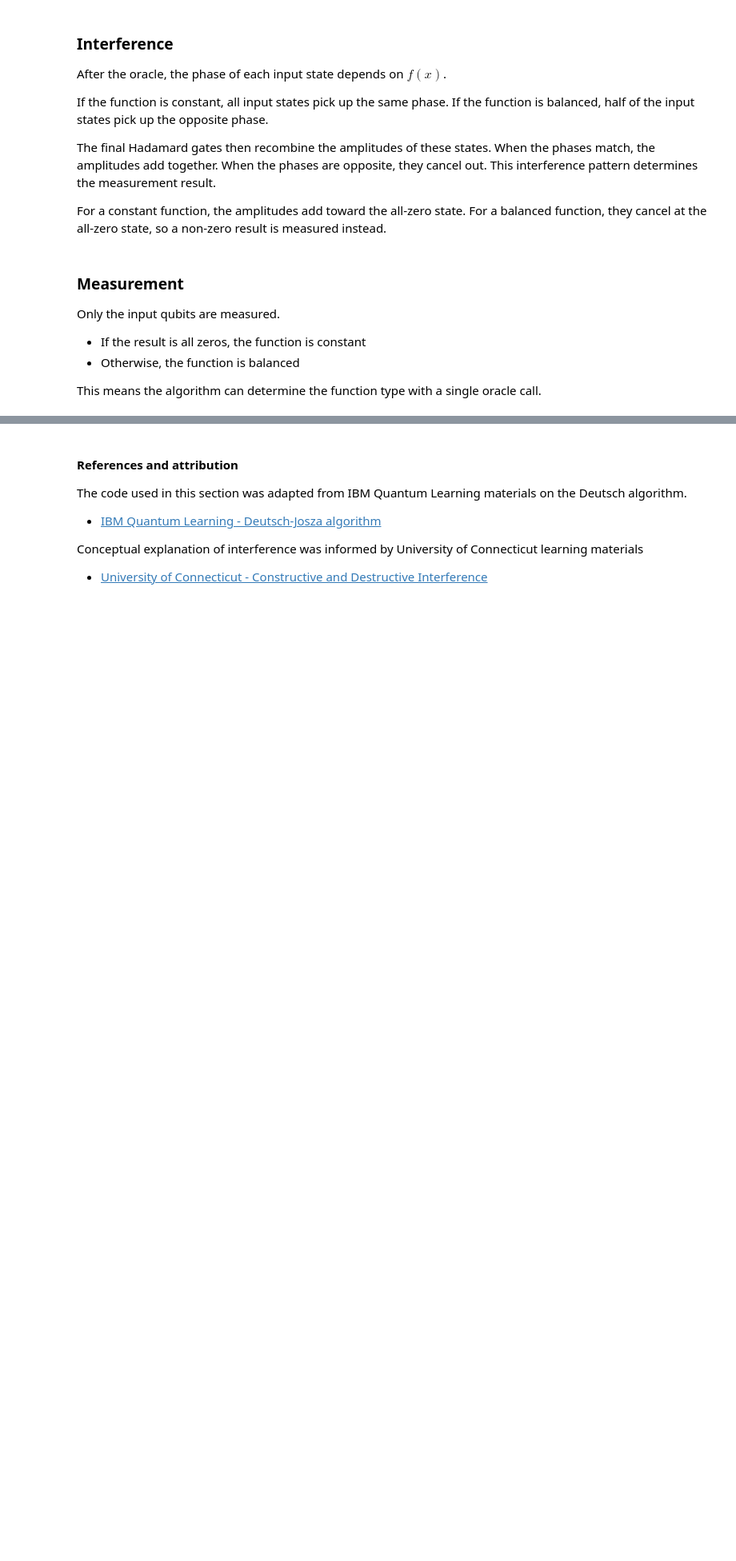
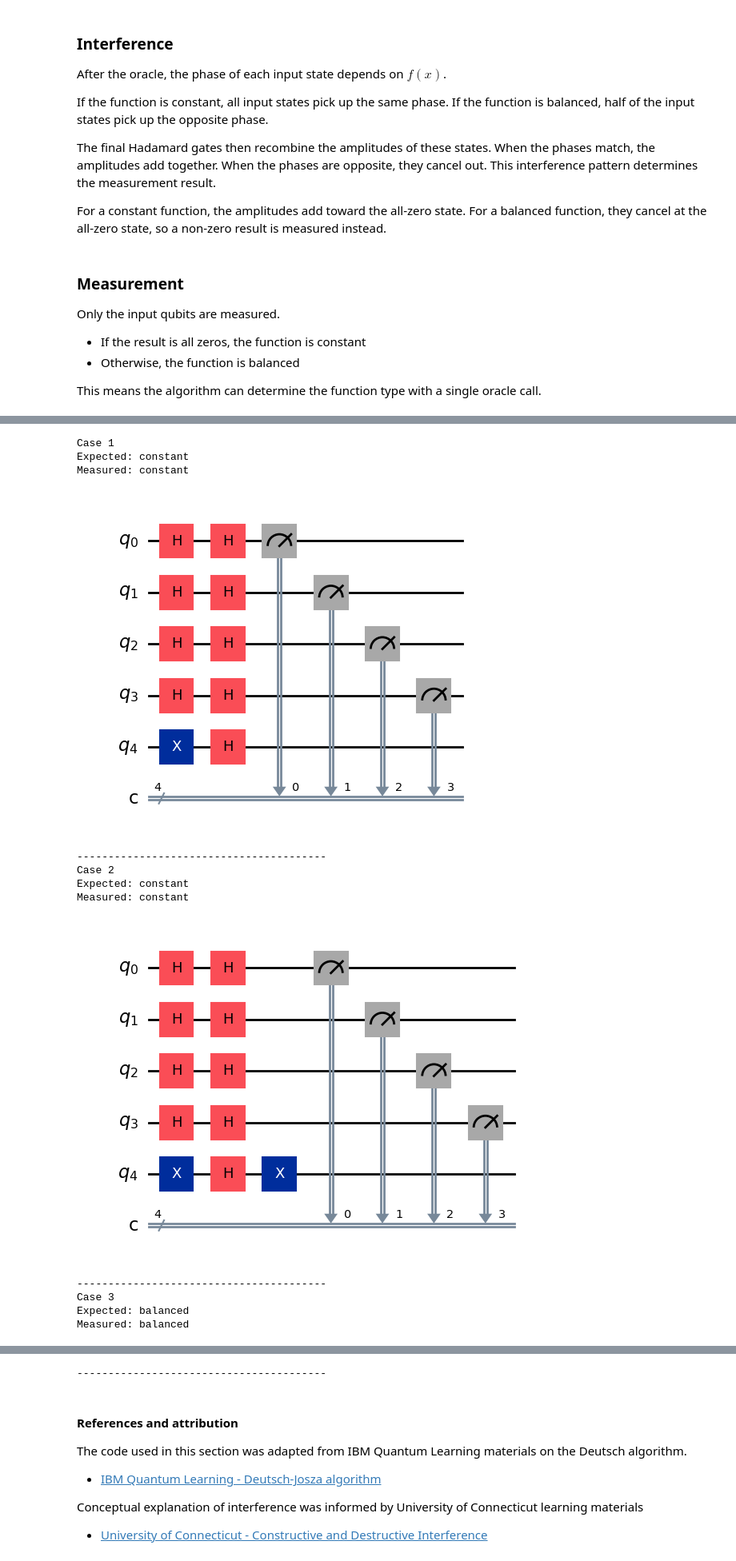
Before and after one commit to trinv1/emerging-technologies, a Jupyter notebook: problems.ipynb, the cells around one changed output, grey strips where cells are left out. Shown at 80% size. Saved outputs shown, nothing was run; the diff lists cells and outputs as text; code cells hidden in the pictures; blank space fills up the shorter version.

Commit message:
Added markdown explaining dj_algorithm and added code to test algorithm on required four-bit functions

```diff
--- a/problems.ipynb
+++ b/problems.ipynb
@@ -655,0 +682,33 @@ def dj_algorithm(function: qiskit.QuantumCircuit):
+# %%
+n = 4
+
+expected = {
+    1: "constant",
+    2: "constant",
+    3: "balanced",
+    4: "balanced"
+}
+
+for case in [1, 2, 3, 4]:
+    f = dj_oracle(n, case)
+    result = dj_algorithm(f)
+
+    print(f"Case {case}")
+    print(f"Expected: {expected[case]}")
+    print(f"Measured: {result}")
+    display(compile_circuit(f).draw("mpl"))
+    print("-" * 40)
+# %% [output]
+Case 1
+Expected: constant
+Measured: constant
+[figure, added]
+----------------------------------------
+Case 2
+Expected: constant
+Measured: constant
+[figure, added]
+----------------------------------------
+Case 3
+Expected: balanced
+Measured: balanced
@@ -656,3 +721,4 @@ def dj_algorithm(function: qiskit.QuantumCircuit):
+----------------------------------------
 # %% [markdown]
 #### References and attribution
 The code used in this section was adapted from IBM Quantum Learning materials on the Deutsch algorithm.
```
Also changed, not shown: parts of 3 cells of this notebook.
